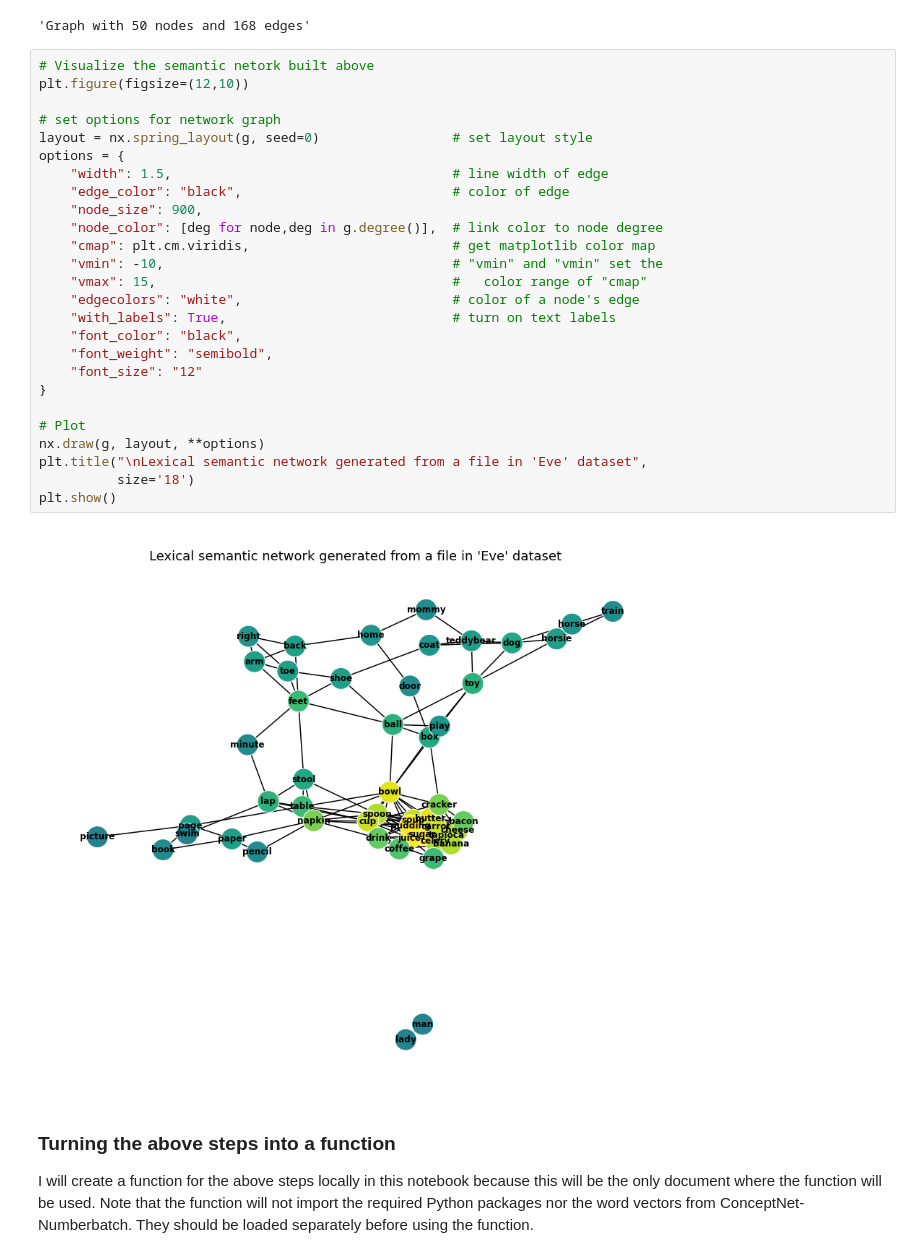
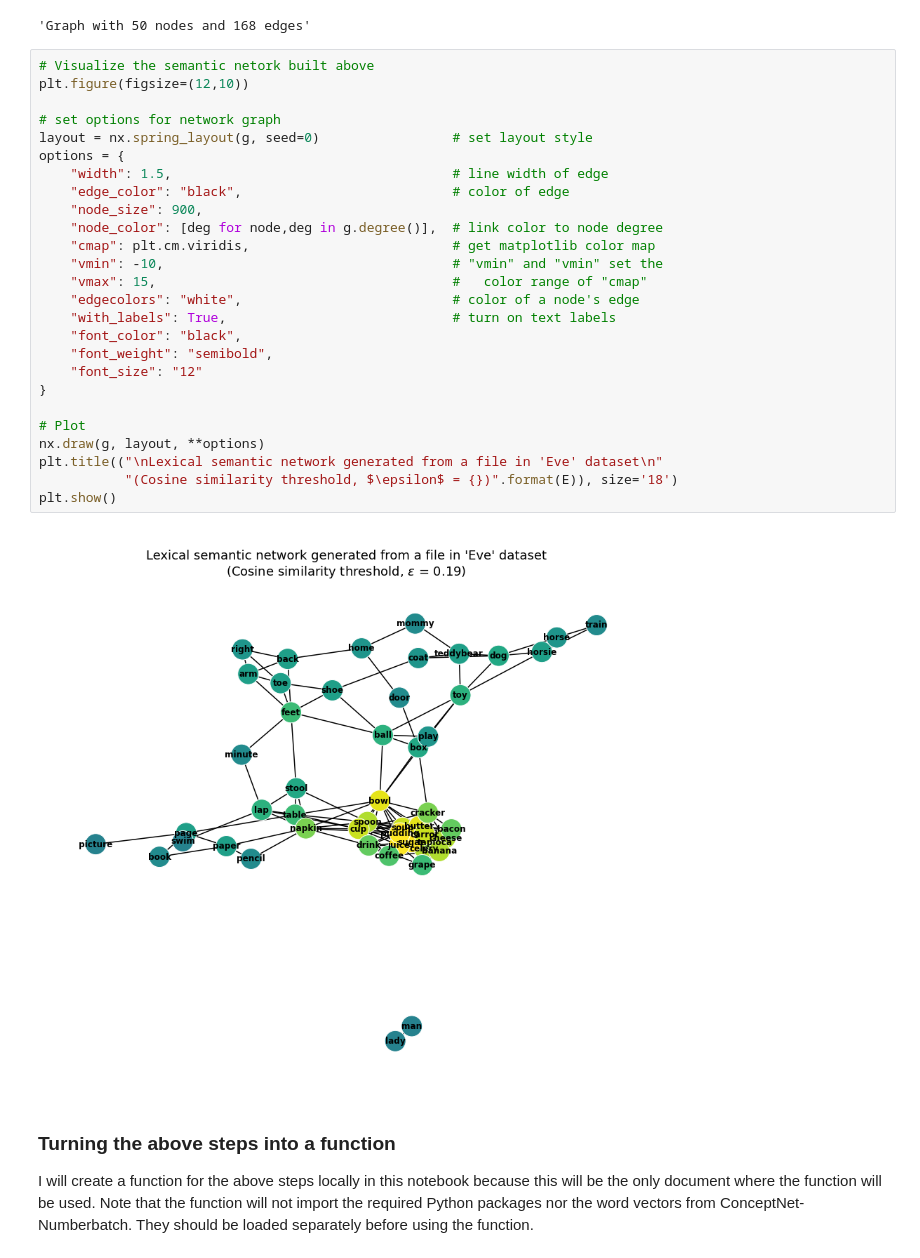
Before and after one commit to Data-Science-for-Linguists-2022/Child-Vocab-Development, a Jupyter notebook: code/vocabulary_analysis.ipynb, the cells around one changed output. Cells and saved outputs as stored; diff of their text form.

```diff
--- a/code/vocabulary_analysis.ipynb
+++ b/code/vocabulary_analysis.ipynb
@@ -240,31 +240,31 @@ nx.info(g)
 # %%
 # Visualize the semantic netork built above
 plt.figure(figsize=(12,10))
 
 # set options for network graph
 layout = nx.spring_layout(g, seed=0)                 # set layout style
 options = {
     "width": 1.5,                                    # line width of edge
     "edge_color": "black",                           # color of edge
     "node_size": 900,
     "node_color": [deg for node,deg in g.degree()],  # link color to node degree
     "cmap": plt.cm.viridis,                          # get matplotlib color map
     "vmin": -10,                                     # "vmin" and "vmin" set the
     "vmax": 15,                                      #   color range of "cmap"
     "edgecolors": "white",                           # color of a node's edge
     "with_labels": True,                             # turn on text labels
     "font_color": "black",
     "font_weight": "semibold",
     "font_size": "12"
 }
 
 # Plot
 nx.draw(g, layout, **options)
-plt.title("\nLexical semantic network generated from a file in 'Eve' dataset",
-          size='18')
+plt.title(("\nLexical semantic network generated from a file in 'Eve' dataset\n"
+           "(Cosine similarity threshold, $\epsilon$ = {})".format(E)), size='18')
 plt.show()
 # %% [output]
-[figure, old version]
+[figure, new version]
 # %% [markdown]
 ### Turning the above steps into a function
 
```
Also changed, not shown: parts of 3 cells of this notebook.
